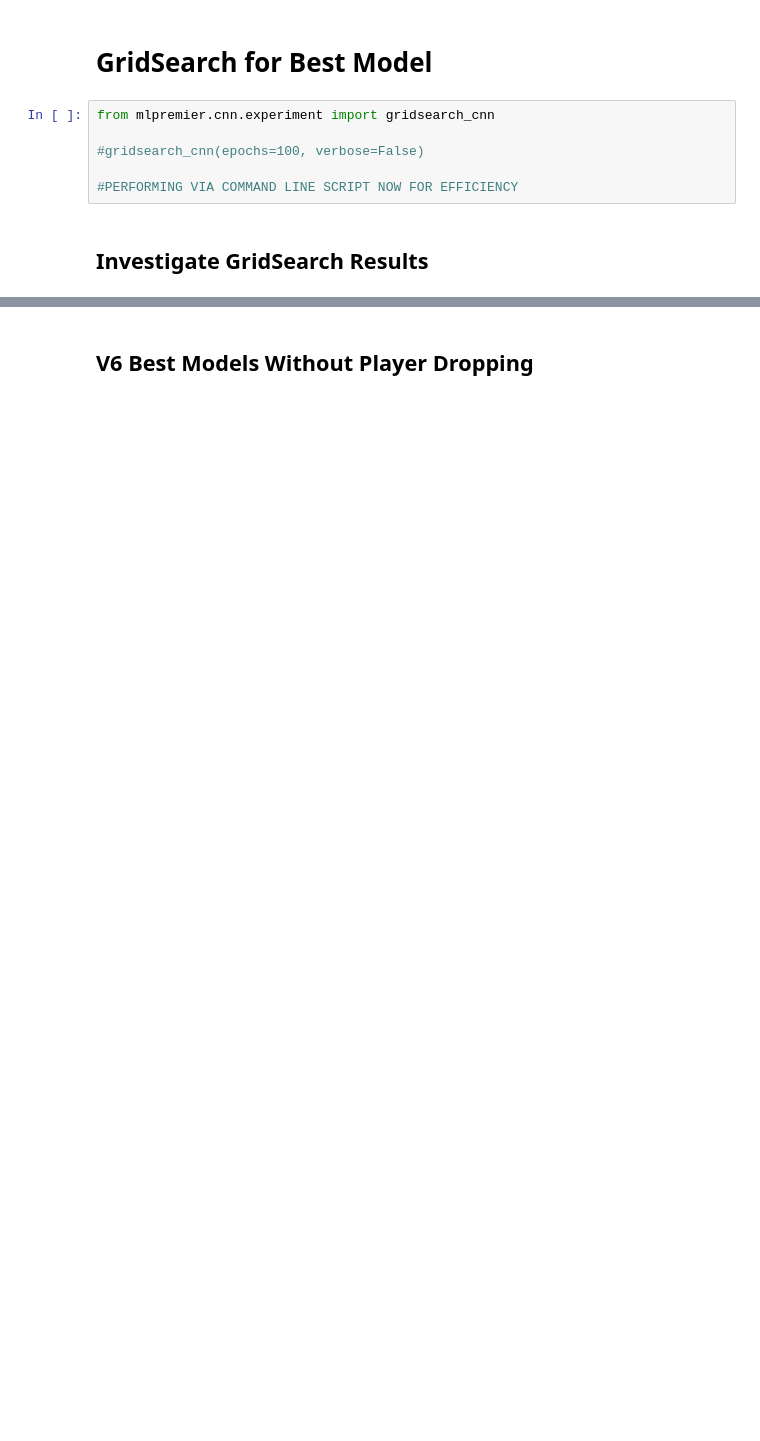
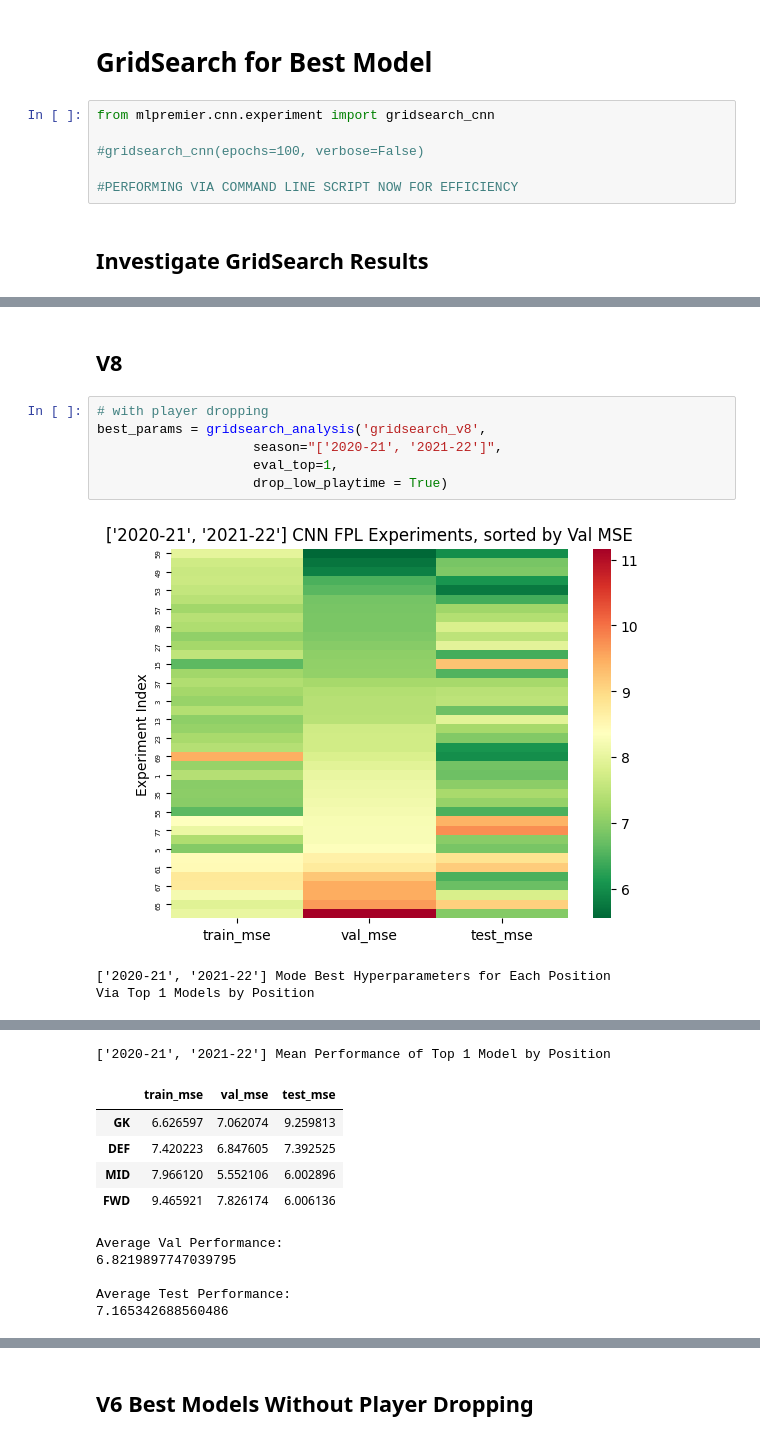
Before and after one commit to danielfrees/mlpremier, a Jupyter notebook: mlpremier/cnn/cnn.ipynb, the cells around one changed output, grey strips where cells are left out. Saved outputs shown, nothing was run; the diff lists cells and outputs as text; blank space fills up the shorter version.

```diff
--- a/mlpremier/cnn/cnn.ipynb
+++ b/mlpremier/cnn/cnn.ipynb
@@ -137,0 +269,12 @@ from mlpremier.cnn.experiment import gridsearch_cnn
+# %% [markdown]
+## V8
+# %%
+# with player dropping
+best_params = gridsearch_analysis('gridsearch_v8',
+                    season="['2020-21', '2021-22']",
+                    eval_top=1,
+                    drop_low_playtime = True)
+# %% [output]
+[figure, added]
+['2020-21', '2021-22'] Mode Best Hyperparameters for Each Position
+Via Top 1 Models by Position
@@ -137,0 +286,11 @@ from mlpremier.cnn.experiment import gridsearch_cnn
+['2020-21', '2021-22'] Mean Performance of Top 1 Model by Position
+|  | train_mse | val_mse | test_mse |
+| GK | 6.626597 | 7.062074 | 9.259813 |
+| DEF | 7.420223 | 6.847605 | 7.392525 |
+| MID | 7.966120 | 5.552106 | 6.002896 |
+| FWD | 9.465921 | 7.826174 | 6.006136 |
+Average Val Performance:
+6.8219897747039795
+
+Average Test Performance:
+7.165342688560486
```
Also changed, not shown: parts of 20 cells of this notebook, 31 other files.
